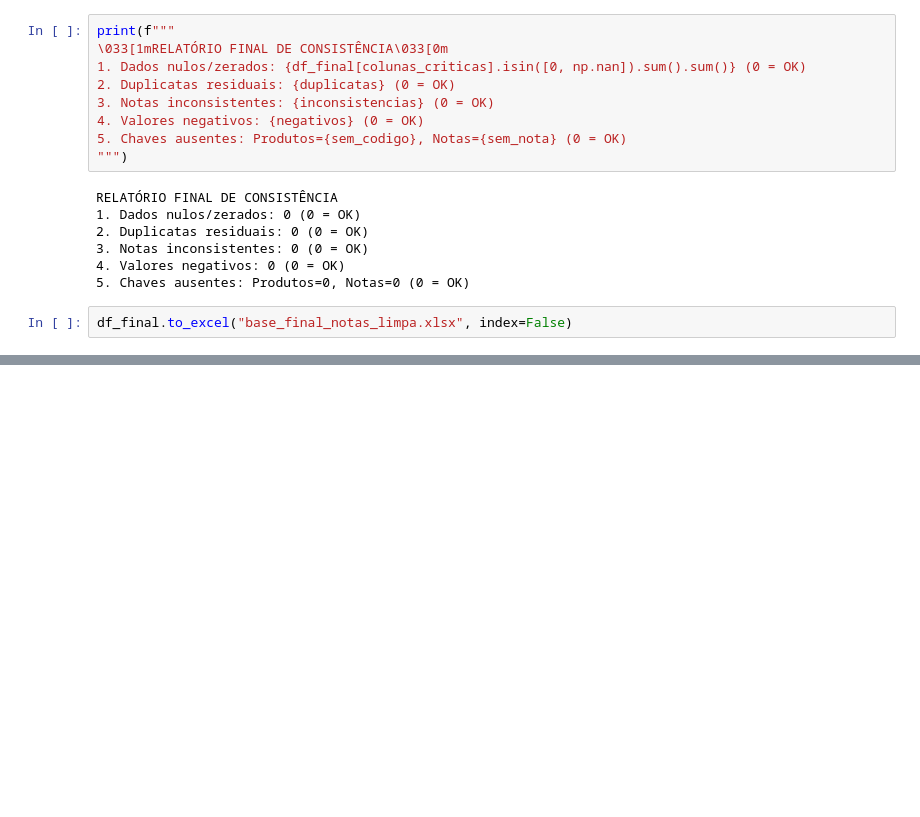
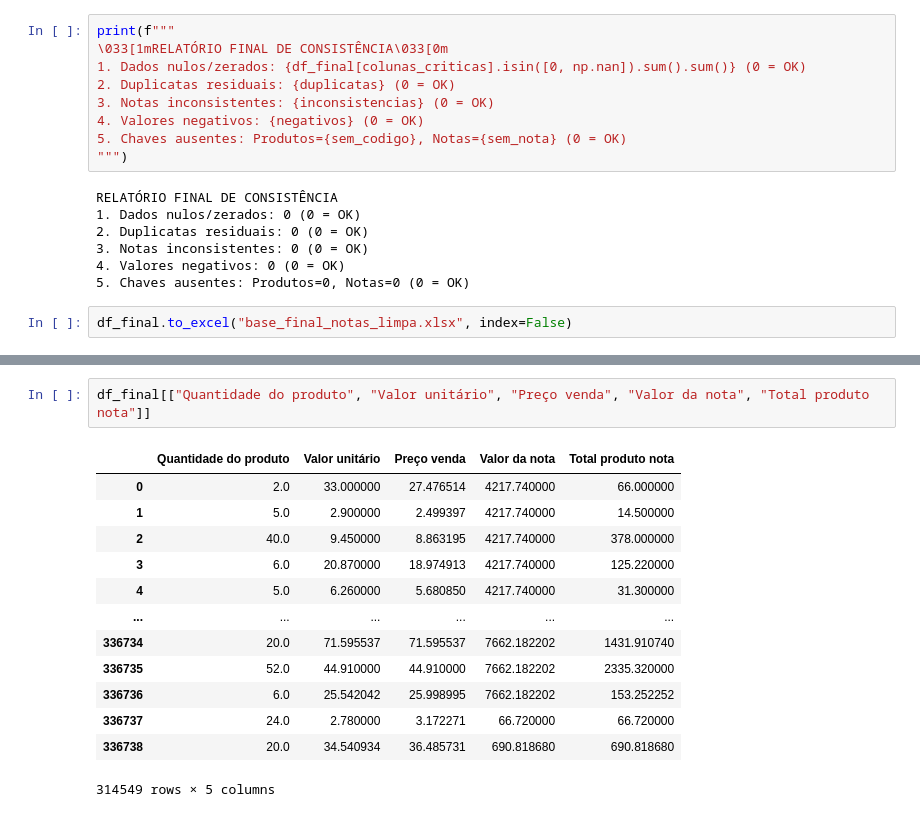
Before and after one commit to PauloQuirinoMN/Sistema-de-Recomendacao-e-Cross-selling, a Jupyter notebook: limpar_base_nota.ipynb, the cells around one changed output, grey strips where cells are left out. Drawn from its saved outputs; the diff is of its cells as text; blank space fills up the shorter version.

```diff
--- a/limpar_base_nota.ipynb
+++ b/limpar_base_nota.ipynb
@@ -488,0 +503,16 @@ df_final.to_excel("base_final_notas_limpa.xlsx", index=False)
+# %%
+df_final[["Quantidade do produto", "Valor unitário", "Preço venda", "Valor da nota", "Total produto nota"]]
+# %% [output]
+|  | Quantidade do produto | Valor unitário | Preço venda | Valor da nota | Total produto nota |
+| 0 | 2.0 | 33.000000 | 27.476514 | 4217.740000 | 66.000000 |
+| 1 | 5.0 | 2.900000 | 2.499397 | 4217.740000 | 14.500000 |
+| 2 | 40.0 | 9.450000 | 8.863195 | 4217.740000 | 378.000000 |
+| 3 | 6.0 | 20.870000 | 18.974913 | 4217.740000 | 125.220000 |
+| 4 | 5.0 | 6.260000 | 5.680850 | 4217.740000 | 31.300000 |
+| ... | ... | ... | ... | ... | ... |
+| 336734 | 20.0 | 71.595537 | 71.595537 | 7662.182202 | 1431.910740 |
+| 336735 | 52.0 | 44.910000 | 44.910000 | 7662.182202 | 2335.320000 |
+| 336736 | 6.0 | 25.542042 | 25.998995 | 7662.182202 | 153.252252 |
+| 336737 | 24.0 | 2.780000 | 3.172271 | 66.720000 | 66.720000 |
+| 336738 | 20.0 | 34.540934 | 36.485731 | 690.818680 | 690.818680 |
+314549 rows × 5 columns
```
Also changed, not shown: parts of 3 cells of this notebook, 8 other files.
